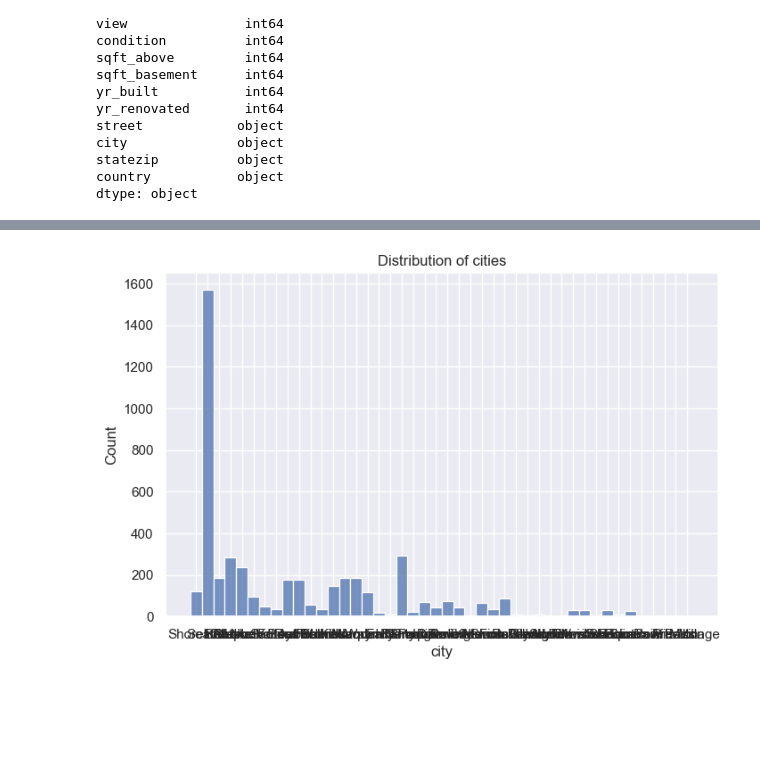
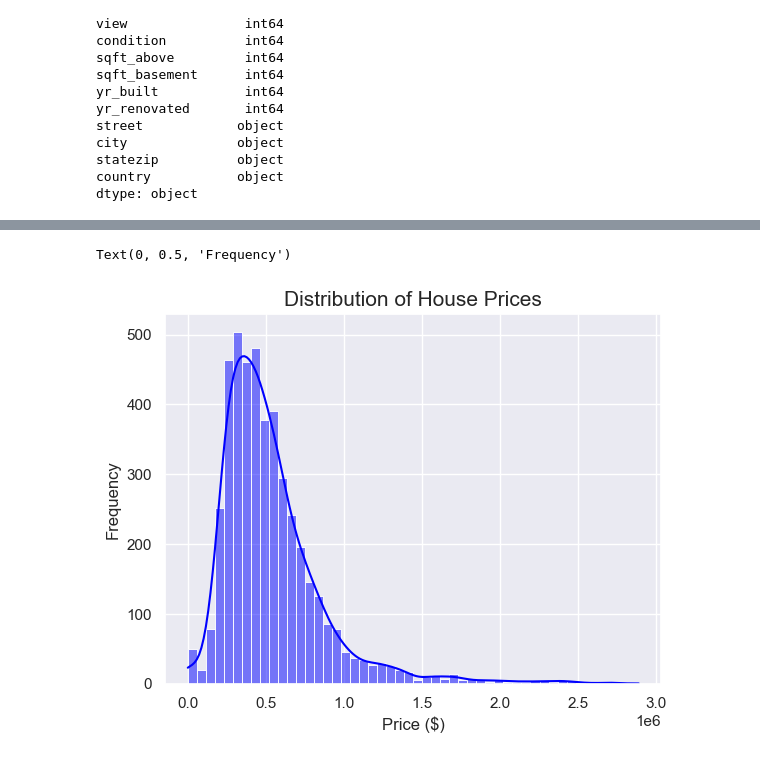
Before and after one commit to Ar3enn/Machine-Learning-Labs, a Jupyter notebook: Lab-3/Lab3.ipynb, the cells around one changed output, grey strips where cells are left out. Cells and saved outputs as stored; diff of their text form; code cells hidden in the pictures; blank space fills up the shorter version.

```diff
--- a/Lab-3/Lab3.ipynb
+++ b/Lab-3/Lab3.ipynb
@@ -122,9 +122,11 @@ df.describe(include='all')
 | 75% | NaN | 6.549625e+05 | 4.000000 | 2.500000 | 2620.000000 | 1.100125e+04 | 2.000000 | 0.000000 | 0.000000 | 4.000000 | ... |
 | max | NaN | 2.659000e+07 | 9.000000 | 8.000000 | 13540.000000 | 1.074218e+06 | 3.500000 | 1.000000 | 4.000000 | 5.000000 | ... |
 # %%
-plt.figure(figsize=(8,5))
-sns.histplot(df['price'], kde=True)
-plt.title("Distribution of cities")
-plt.show()
+sns.histplot(df[df['price'] < 3000000]['price'], kde=True, color='blue', bins=50)
+
+plt.title('Distribution of House Prices', fontsize=15)
+plt.xlabel('Price ($)', fontsize=12)
+plt.ylabel('Frequency', fontsize=12)
 # %% [output]
+Text(0, 0.5, 'Frequency')
-[figure, old version]
+[figure, new version]
```
Also changed, not shown: parts of 1 cell of this notebook, 1 other file.
